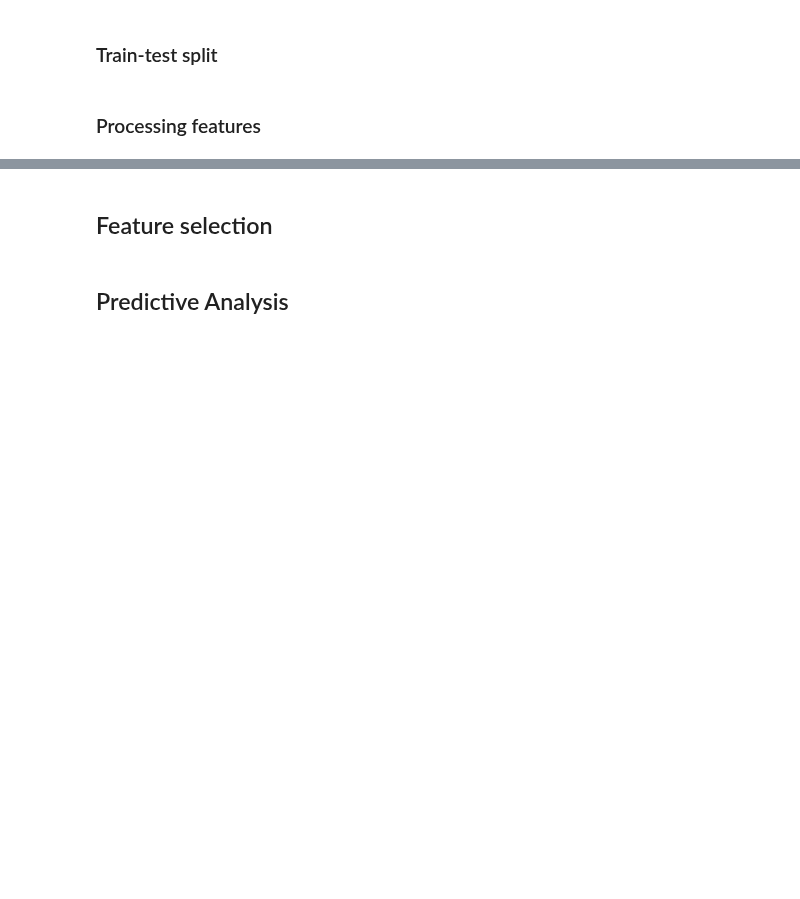
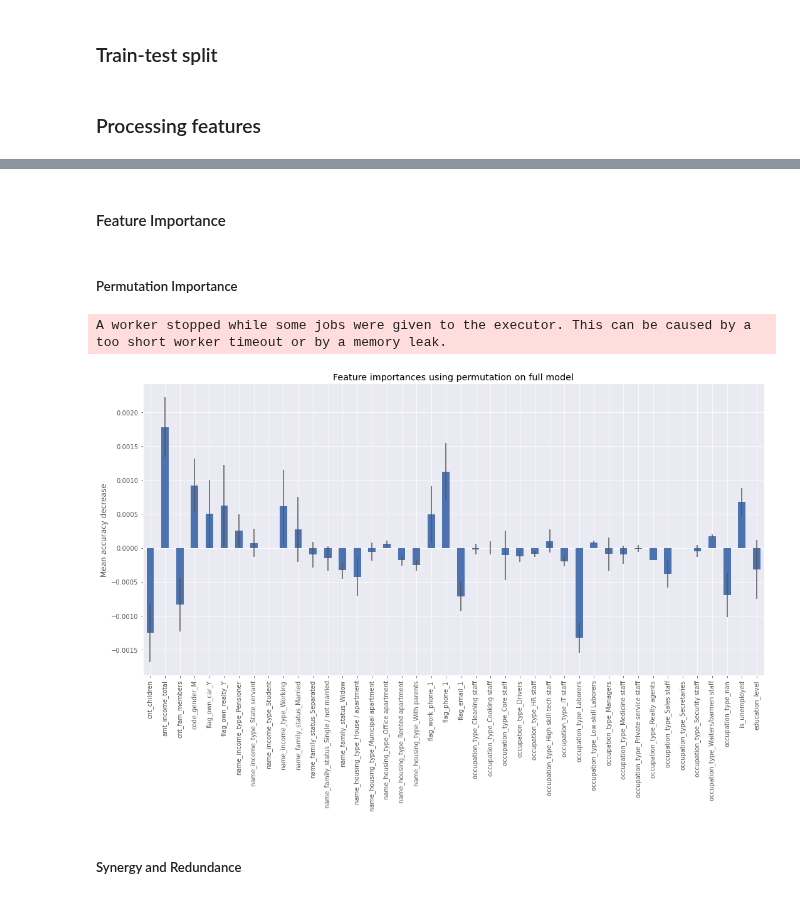
Before and after one commit to daniel-deutsch/FTD, a Jupyter notebook: Applied ML/main.ipynb, the cells around one changed output, grey strips where cells are left out. Cells and saved outputs as stored; diff of their text form; code cells hidden in the pictures; blank space fills up the shorter version.

Commit message:
random forest + feature importance

```diff
--- a/Applied ML/main.ipynb
+++ b/Applied ML/main.ipynb
@@ -106,7 +109,7 @@ other = [
 
 # define X and y datasets
 X = df[categorical + numerical + other]
-y = df[['is_good']]
+y = df['is_good']
 
 # split between train and test sets
 X_train, X_test, y_train, y_test = train_test_split(X, y, test_size=0.3, random_state=random_state)
@@ -136,0 +146,22 @@ X_test_normal = pd.concat((X_test_numerical, X_test_categorical, X_test[other]),
+# %%
+clf = RandomForestClassifier()
+
+param_grid = {
+    "n_estimators":[250, 300, 500],
+    "max_depth":[500, 1000, 2000],
+    "max_features":[5,10,20,X_train_normal.shape[1]]
+}
+
+clf = RandomForestClassifier()
+
+clf_tuned = GridSearchCV(
+    estimator=clf,
+    param_grid=param_grid,
+    scoring='roc_auc',
+    cv=3,
+    n_jobs=-1,
+    verbose=3,
+)
+
+clf_tuned.fit(X_train_normal, y_train)
+clf_tuned.best_estimator_
@@ -137,4 +199,25 @@ X_test_normal = pd.concat((X_test_numerical, X_test_categorical, X_test[other]),
 # %% [markdown]
-## Feature selection
+#### Feature Importance
-# %% [markdown]
-## Predictive Analysis
+# %% [markdown]
+##### Permutation Importance
+# %%
+feature_names = X_train_normal.columns
+
+result = permutation_importance(
+    clf_tuned.best_estimator_, X_test_normal, y_test, n_repeats=10, n_jobs=-1, random_state=random_state
+)
+
+forest_importances = pd.Series(result.importances_mean, index=feature_names)
+# %% [output]
+A worker stopped while some jobs were given to the executor. This can be caused by a too short worker timeout or by a memory leak.
+# %%
+fig, ax = plt.subplots(figsize=(15, 10))
+forest_importances.plot.bar(yerr=result.importances_std, ax=ax)
+ax.set_title("Feature importances using permutation on full model")
+ax.set_ylabel("Mean accuracy decrease")
+fig.tight_layout()
+plt.show()
+# %% [output]
+[figure, added]
+# %% [markdown]
+##### Synergy and Redundance
```
Also changed, not shown: parts of 9 cells of this notebook.
